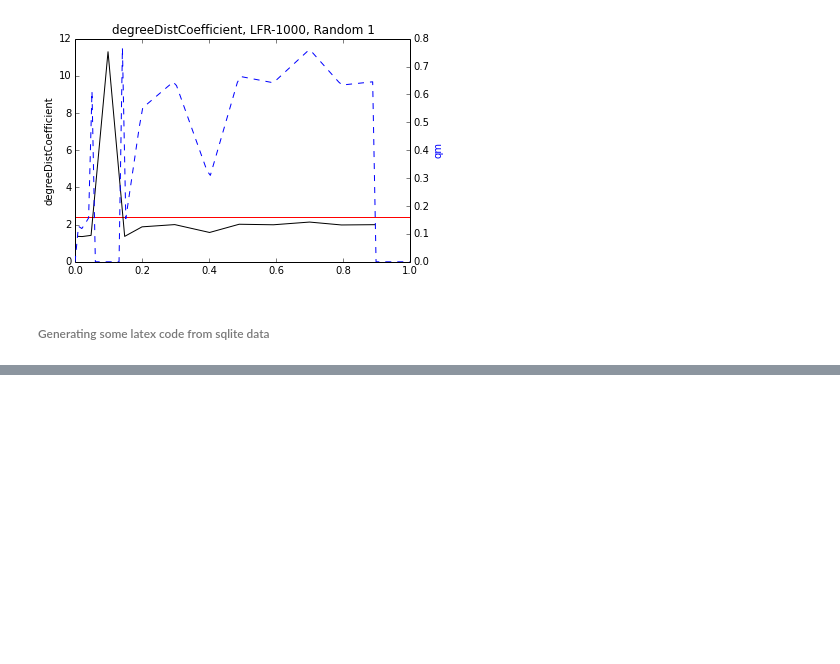
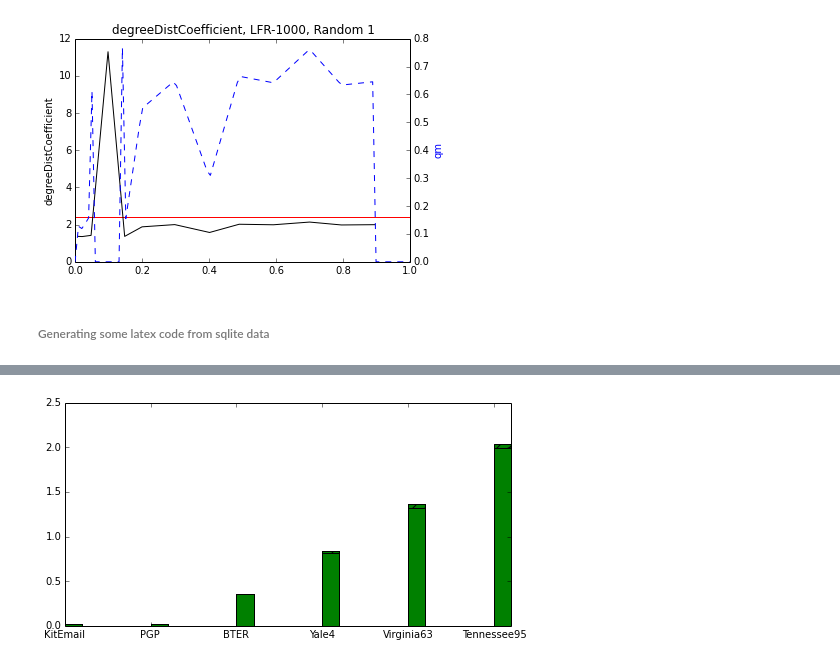
Before and after one commit to kit-parco/networkit-hyperbolic-kd, a Jupyter notebook: Doc/Notebooks/BackboneStatistics.ipynb, the cells around one changed output, grey strips where cells are left out. Drawn from its saved outputs; the diff is of its cells as text; code cells hidden in the pictures; blank space fills up the shorter version.

```diff
--- a/Doc/Notebooks/BackboneStatistics.ipynb
+++ b/Doc/Notebooks/BackboneStatistics.ipynb
@@ -613,0 +692,5 @@ iFormat(0.32392321312)
+# %%
+runtimePlot(['KitEmail', 'PGP', 'BTER', 'Yale4', 'Virginia63', 'Tennessee95'],
+            ['Local Similarity'], 3)
+# %% [output]
+[figure, added]
```
Also changed, not shown: parts of 14 cells of this notebook.
